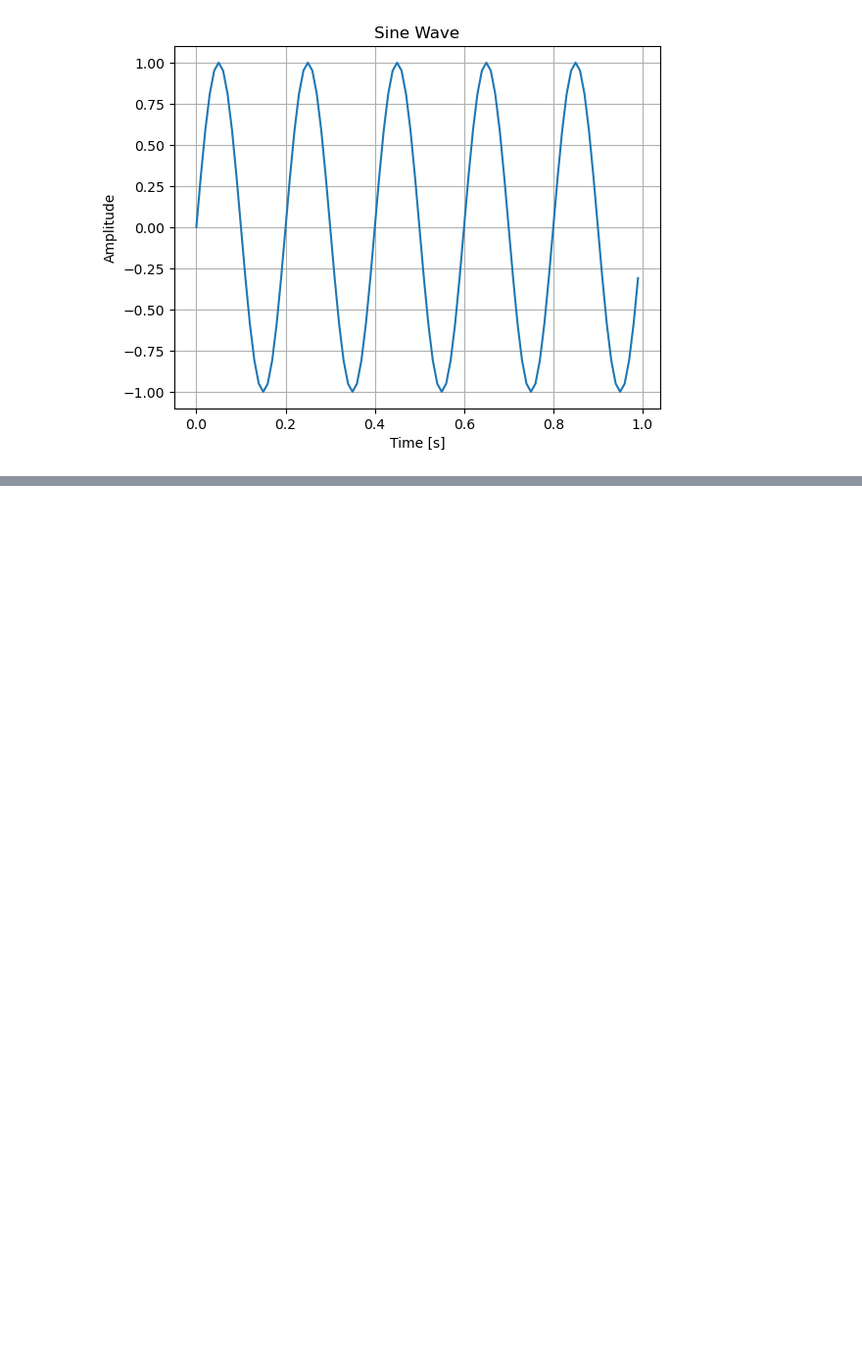
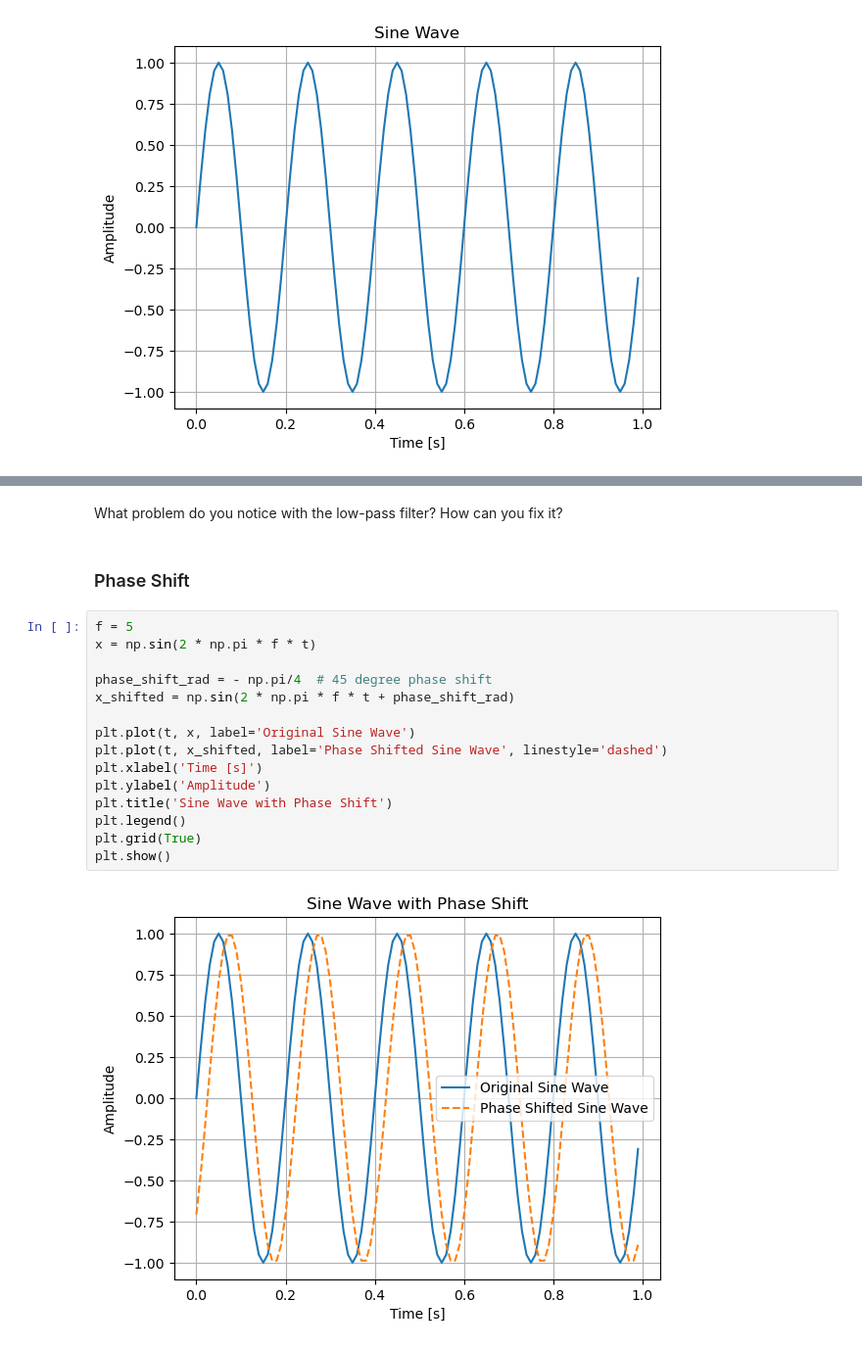
Before and after one commit to AI4EPS/EPS207_Observational_Seismology, a Jupyter notebook: docs/lectures/codes/signal_processing.ipynb, the cells around one changed output, grey strips where cells are left out. Shown: that part at 98% size. Drawn from its saved outputs; the diff is of its cells as text; blank space fills up the shorter version.

```diff
--- a/docs/lectures/codes/signal_processing.ipynb
+++ b/docs/lectures/codes/signal_processing.ipynb
@@ -46,0 +95,21 @@ plt.show()
+# %% [markdown]
+What problem do you notice with the low-pass filter? How can you fix it?
+# %% [markdown]
+### Phase Shift
+# %%
+f = 5
+x = np.sin(2 * np.pi * f * t)
+
+phase_shift_rad = - np.pi/4  # 45 degree phase shift
+x_shifted = np.sin(2 * np.pi * f * t + phase_shift_rad)
+
+plt.plot(t, x, label='Original Sine Wave')
+plt.plot(t, x_shifted, label='Phase Shifted Sine Wave', linestyle='dashed')
+plt.xlabel('Time [s]')
+plt.ylabel('Amplitude')
+plt.title('Sine Wave with Phase Shift')
+plt.legend()
+plt.grid(True)
+plt.show()
+# %% [output]
+[figure, added]
```
Also changed, not shown: parts of 26 cells of this notebook.
